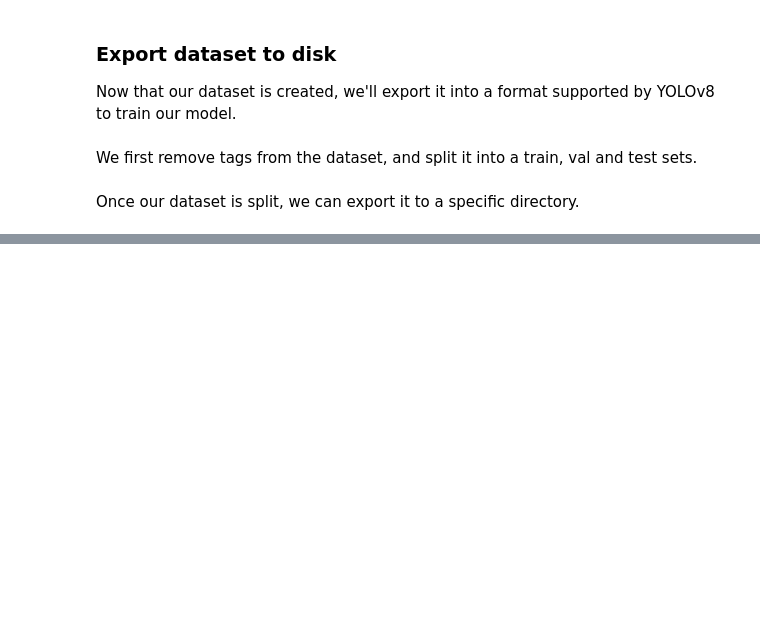
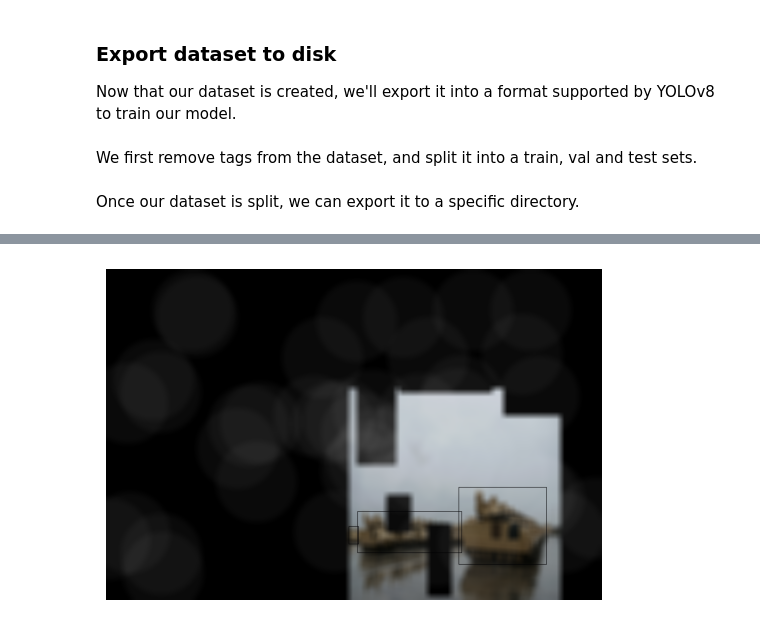
Before and after one commit to jonasrenault/adomvi, a Jupyter notebook: notebooks/01_Prepare.ipynb, the cells around one changed output, grey strips where cells are left out. Saved outputs shown, nothing was run; the diff lists cells and outputs as text; code cells hidden in the pictures; blank space fills up the shorter version.

```diff
--- a/notebooks/01_Prepare.ipynb
+++ b/notebooks/01_Prepare.ipynb
@@ -247,0 +212,17 @@ Directory 'dataset' already exists; export will be merged with existing files
+# %%
+from adomvi.datasets.augmentation import show_image, func_augmentation, yolo_to_voc, load_labels
+import cv2
+
+
+# Charger l'image et les labels
+image = cv2.imread(image_path)
+bboxes = load_labels(label_path)
+voc_bboxes = yolo_to_voc(image.shape, bboxes)
+
+# Appliquer l'augmentation
+aug_image, aug_bboxes = func_augmentation(image, voc_bboxes)
+
+# Afficher l'image avec les boîtes englobantes
+show_image(aug_image, aug_bboxes)
+# %% [output]
+[figure, added]
```
Also changed, not shown: parts of 10 cells of this notebook, 4 other files.
